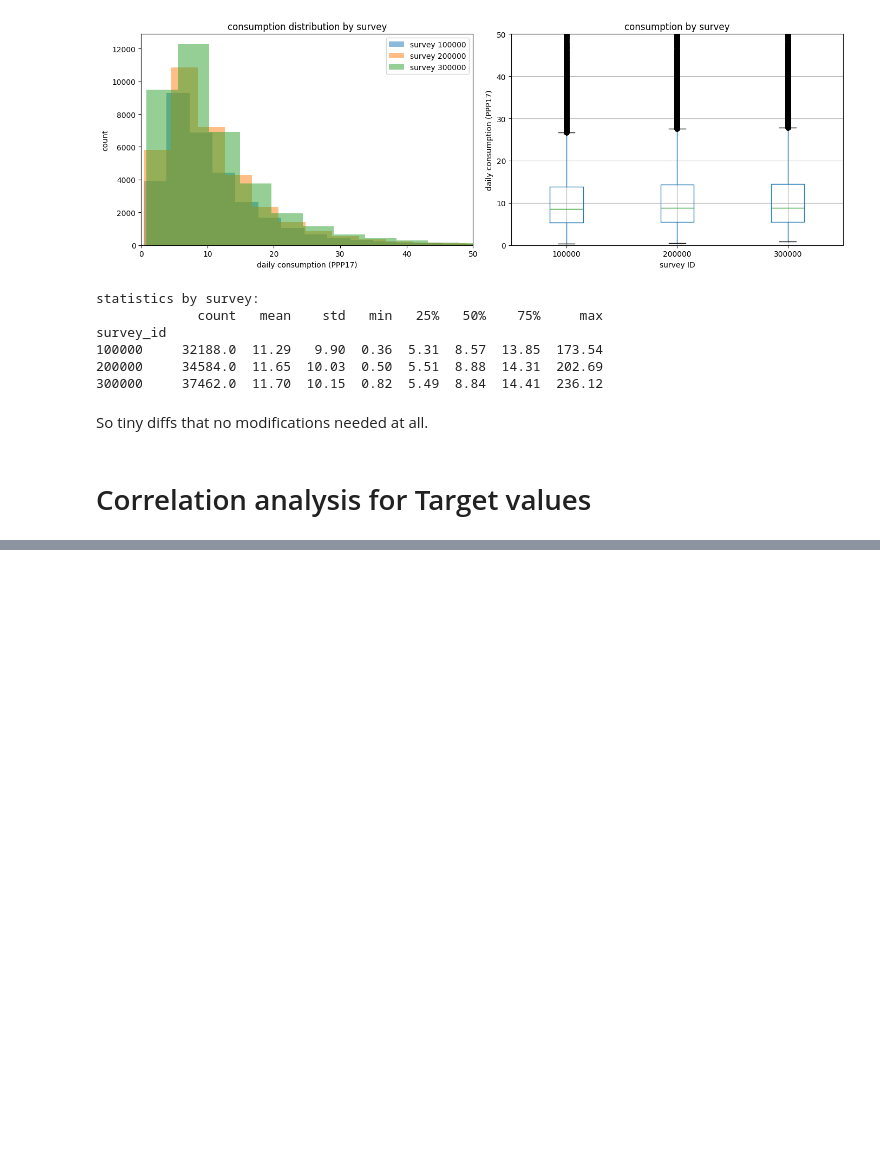
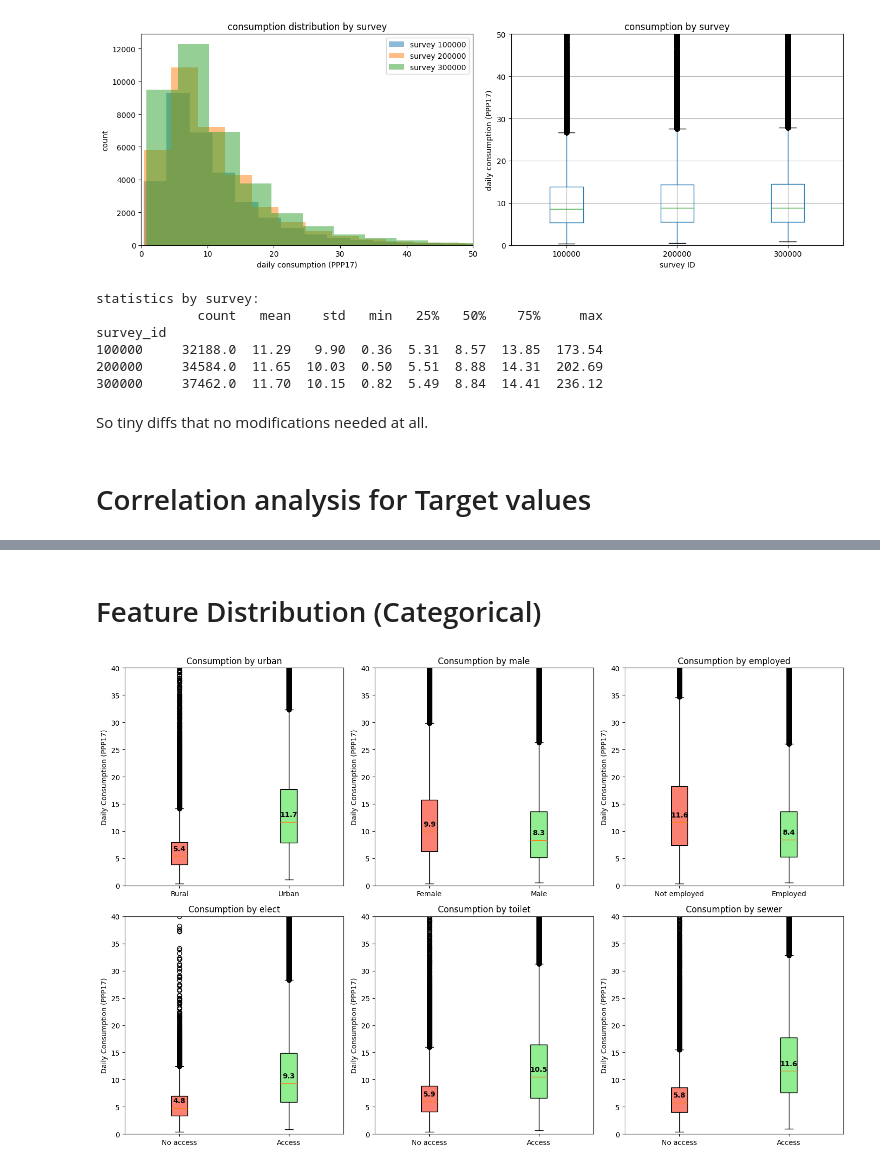
Before and after one commit to avionerman/machine_learning_2025, a Jupyter notebook: competition.ipynb, the cells around one changed output, grey strips where cells are left out. Saved outputs shown, nothing was run; the diff lists cells and outputs as text; code cells hidden in the pictures; blank space fills up the shorter version.

```diff
--- a/competition.ipynb
+++ b/competition.ipynb
@@ -459,0 +573,46 @@ So tiny diffs that no modifications needed at all.
+# %% [markdown]
+# Feature Distribution (Categorical)
+# %%
+# recreating train_analysis with all needed columns
+train_analysis = train[['survey_id', 'cons_ppp17', 'male', 'urban', 'employed',
+                        'owner', 'elect', 'water', 'toilet', 'sewer', 'educ_max']].copy()
+
+fig, axes = plt.subplots(2, 3, figsize=(15, 10))
+axes = axes.flatten()
+
+# defining categorical variables to plot
+cat_vars = [
+    ('urban', ['Rural', 'Urban']),
+    ('male', ['Female', 'Male']),
+    ('employed', ['Not employed', 'Employed']),
+    ('elect', ['No access', 'Access']),
+    ('toilet', ['No access', 'Access']),
+    ('sewer', ['No access', 'Access'])
+]
+
+for idx, (var, labels) in enumerate(cat_vars):
+    ax = axes[idx]
+
+    # grouping by category and plot boxplot
+    data_to_plot = [
+        train_analysis[train_analysis[var] == 0]['cons_ppp17'],
+        train_analysis[train_analysis[var] == 1]['cons_ppp17']
+    ]
+
+    bp = ax.boxplot(data_to_plot, labels=labels, patch_artist=True)
+    bp['boxes'][0].set_facecolor('salmon')
+    bp['boxes'][1].set_facecolor('lightgreen')
+
+    ax.set_title(f'Consumption by {var}')
+    ax.set_ylabel('Daily Consumption (PPP17)')
+    ax.set_ylim(0, 40)
+
+    # adding median values as text
+    for i, data in enumerate(data_to_plot):
+        median = data.median()
+        ax.text(i + 1, median + 1, f'{median:.1f}', ha='center', fontsize=10, fontweight='bold')
+
+plt.tight_layout()
+plt.show()
+# %% [output]
+[figure, added]
```
Also changed, not shown: parts of 38 cells of this notebook.
